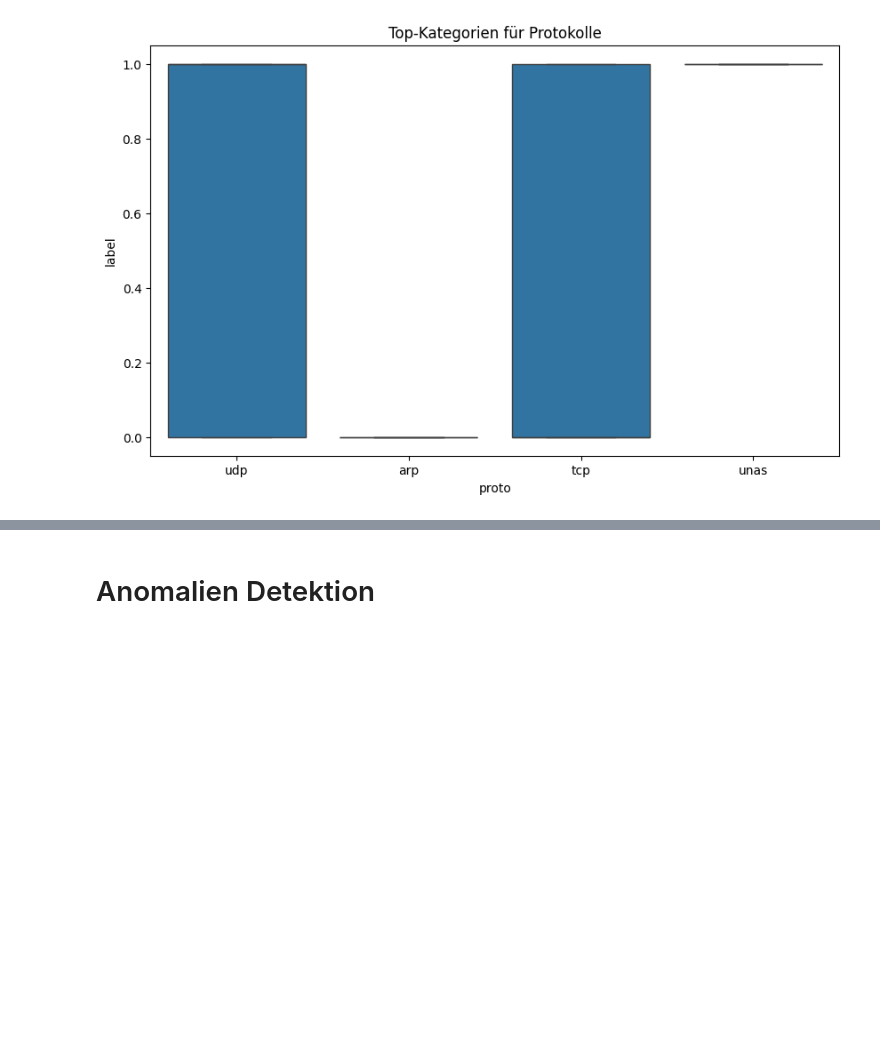
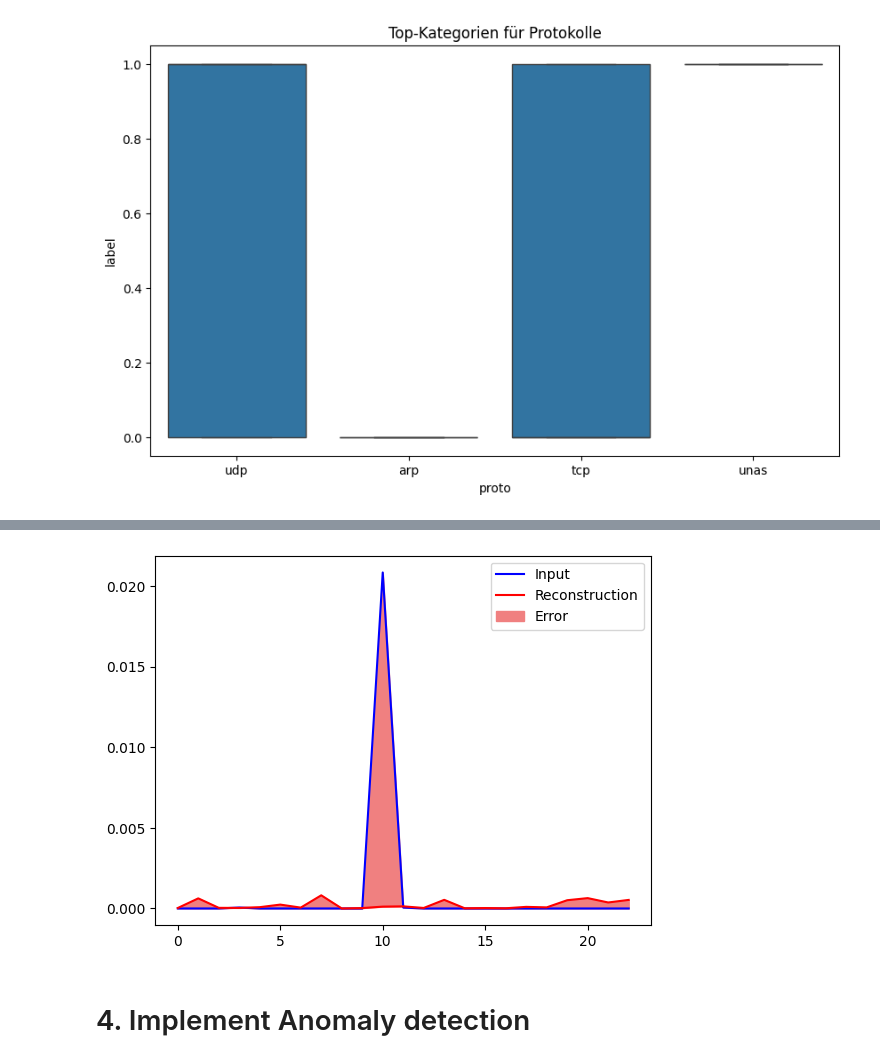
Before and after one commit to aKravtschenko/DEEPL-Autoencoder, a Jupyter notebook: main.ipynb, the cells around one changed output, grey strips where cells are left out. Cells and saved outputs as stored; diff of their text form; code cells hidden in the pictures; blank space fills up the shorter version.

```diff
--- a/main.ipynb
+++ b/main.ipynb
@@ -378,14 +437,16 @@ plt.show()
 # %%
 encoded_data = autoencoder.encoder(anomalous_test_data).numpy()
 decoded_data = autoencoder.decoder(encoded_data).numpy()
 
 plt.plot(anomalous_test_data[0], 'b')
 plt.plot(decoded_data[0], 'r')
-plt.fill_between(np.arange(140), decoded_data[0], anomalous_test_data[0], color='lightcoral')
+plt.fill_between(np.arange(23), decoded_data[0], anomalous_test_data[0], color='lightcoral')
 plt.legend(labels=["Input", "Reconstruction", "Error"])
 plt.show()
+# %% [output]
+[figure, added]
-# %% [markdown]
-# Anomalien Detektion
+# %% [markdown]
+# 4. Implement Anomaly detection
 # %%
 reconstructions = autoencoder.predict(normal_train_data)
 train_loss = tf.keras.losses.mae(reconstructions, normal_train_data)
```
Also changed, not shown: parts of 33 cells of this notebook.
